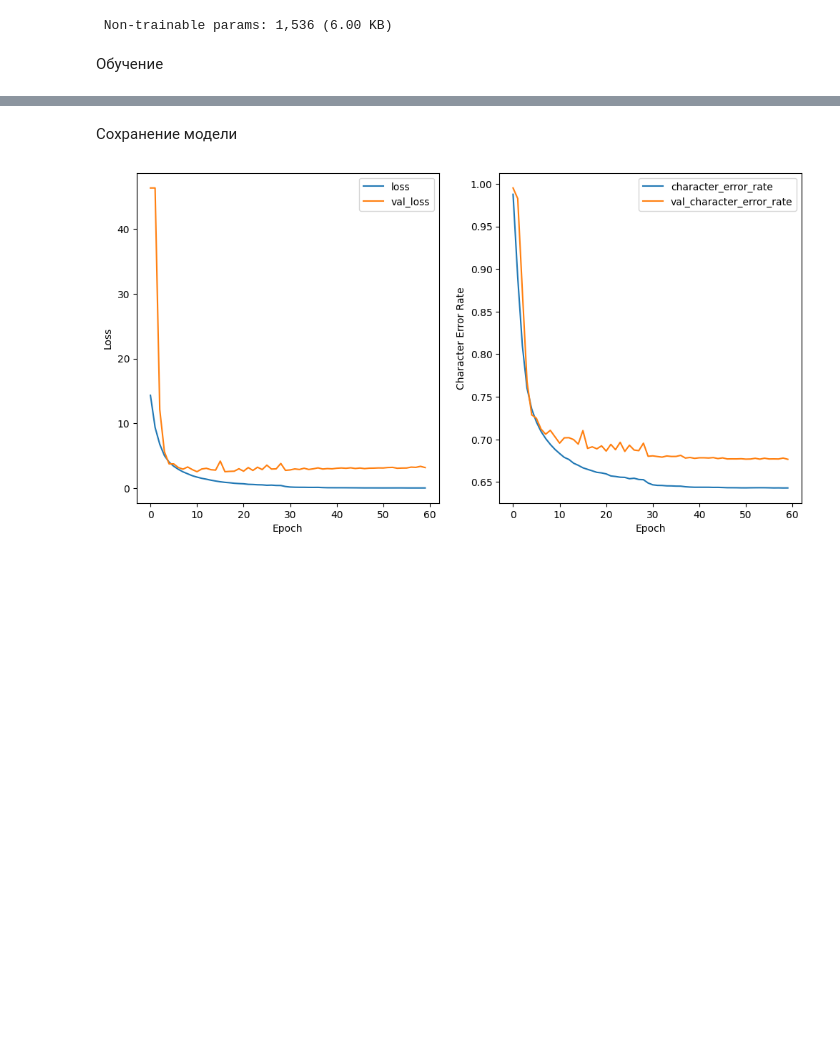
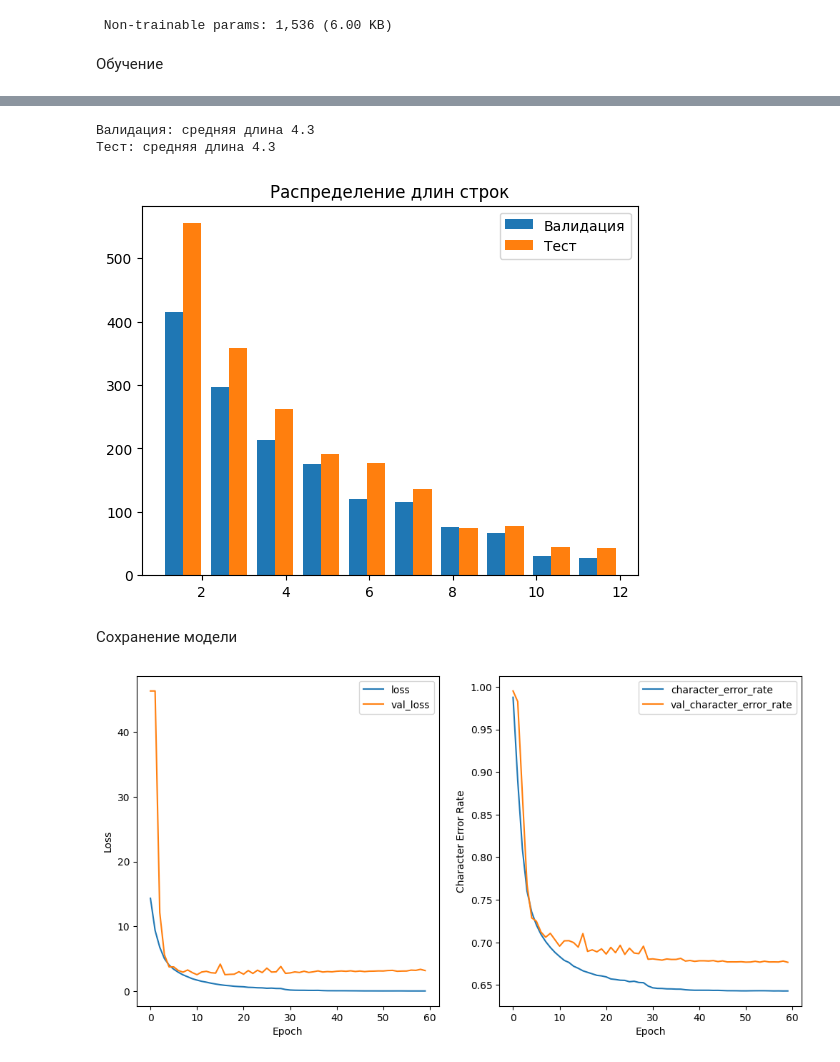
Before and after one commit to anna-lipchanskaya/network, a Jupyter notebook: network.ipynb, the cells around one changed output, grey strips where cells are left out. Saved outputs shown, nothing was run; the diff lists cells and outputs as text; code cells hidden in the pictures; blank space fills up the shorter version.

```diff
--- a/network.ipynb
+++ b/network.ipynb
@@ -469,3 +549,19 @@ Epoch 60/60
+# %%
+val_lengths = [len(decode_label(y, alphabet)) for y in val_y]
+test_lengths = [len(decode_label(y, alphabet)) for y in test_y]
+
+print(f"Валидация: средняя длина {np.mean(val_lengths):.1f}")
+print(f"Тест: средняя длина {np.mean(test_lengths):.1f}")
+
+# График
+plt.hist([val_lengths, test_lengths], label=['Валидация', 'Тест'])
+plt.title('Распределение длин строк')
+plt.legend()
+plt.show()
+# %% [output]
+Валидация: средняя длина 4.3
+Тест: средняя длина 4.3
+[figure, added]
 # %% [markdown]
 Сохранение модели
 # %%
```
Also changed, not shown: parts of 7 cells of this notebook.
